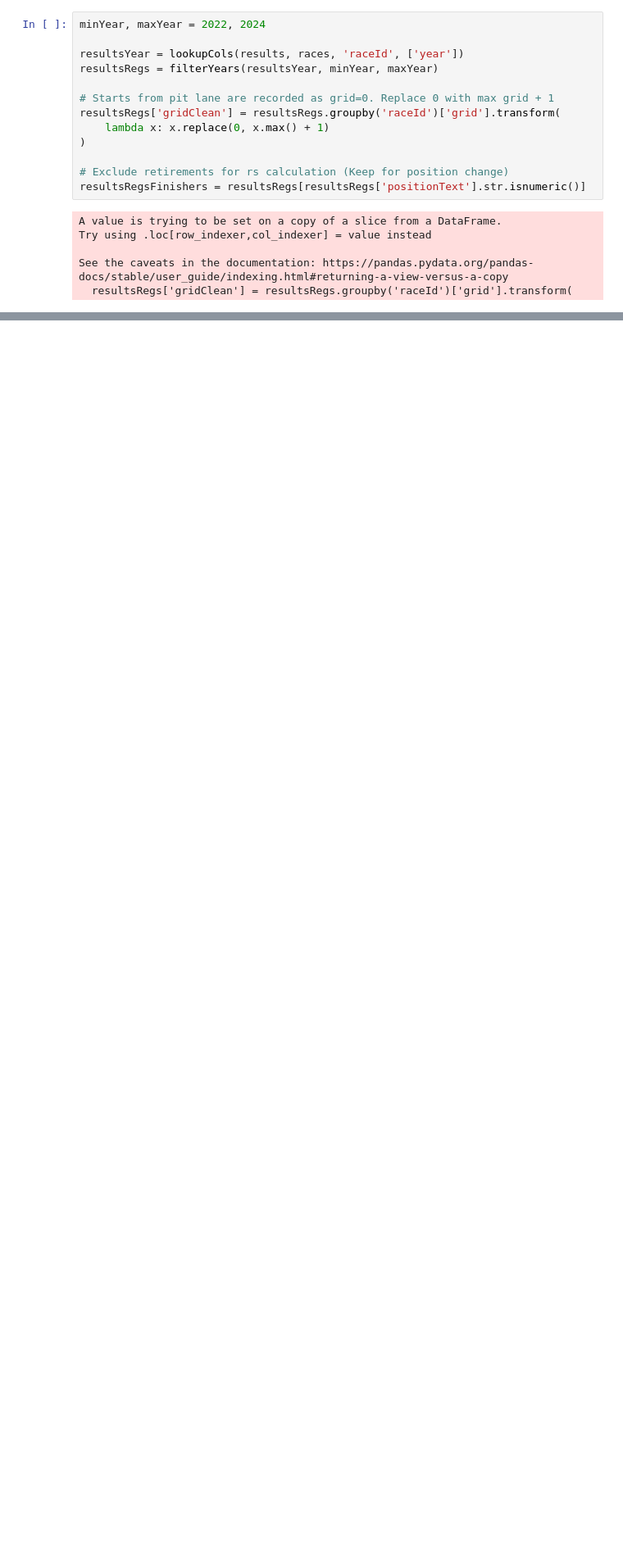
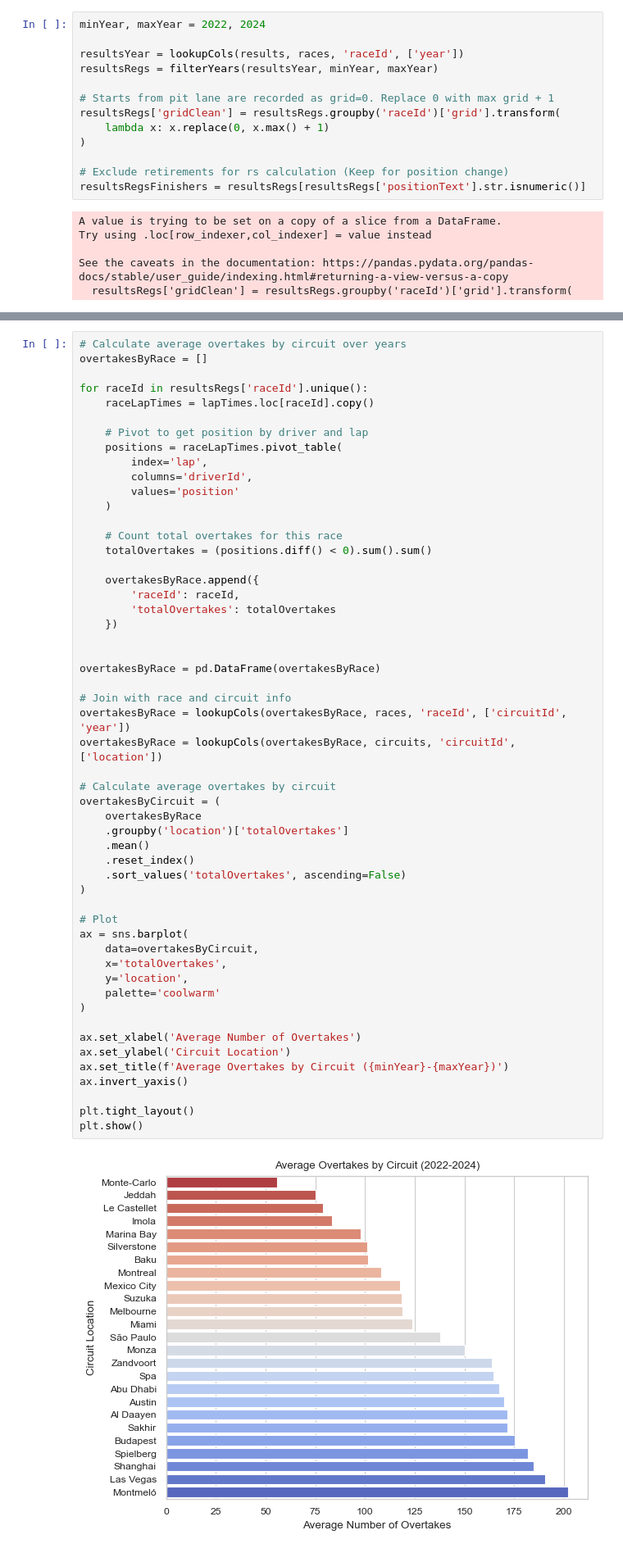
Before and after one commit to benkw26/f1-data-analysis, a Jupyter notebook: main.ipynb, the cells around one changed output, grey strips where cells are left out. Shown at 82% size. Cells and saved outputs as stored; diff of their text form; blank space fills up the shorter version.

```diff
--- a/main.ipynb
+++ b/main.ipynb
@@ -311,0 +369,55 @@ See the caveats in the documentation: https://pandas.pydata.org/pandas-docs/stab
+# %%
+# Calculate average overtakes by circuit over years
+overtakesByRace = []
+
+for raceId in resultsRegs['raceId'].unique():
+    raceLapTimes = lapTimes.loc[raceId].copy()
+
+    # Pivot to get position by driver and lap
+    positions = raceLapTimes.pivot_table(
+        index='lap',
+        columns='driverId',
+        values='position'
+    )
+
+    # Count total overtakes for this race
+    totalOvertakes = (positions.diff() < 0).sum().sum()
+
+    overtakesByRace.append({
+        'raceId': raceId,
+        'totalOvertakes': totalOvertakes
+    })
+
+
+overtakesByRace = pd.DataFrame(overtakesByRace)
+
+# Join with race and circuit info
+overtakesByRace = lookupCols(overtakesByRace, races, 'raceId', ['circuitId', 'year'])
+overtakesByRace = lookupCols(overtakesByRace, circuits, 'circuitId', ['location'])
+
+# Calculate average overtakes by circuit
+overtakesByCircuit = (
+    overtakesByRace
+    .groupby('location')['totalOvertakes']
+    .mean()
+    .reset_index()
+    .sort_values('totalOvertakes', ascending=False)
+)
+
+# Plot
+ax = sns.barplot(
+    data=overtakesByCircuit,
+    x='totalOvertakes',
+    y='location',
+    palette='coolwarm'
+)
+
+ax.set_xlabel('Average Number of Overtakes')
+ax.set_ylabel('Circuit Location')
+ax.set_title(f'Average Overtakes by Circuit ({minYear}-{maxYear})')
+ax.invert_yaxis()
+
+plt.tight_layout()
+plt.show()
+# %% [output]
+[figure, added]
```
Also changed, not shown: parts of 8 cells of this notebook, 1 other file.
